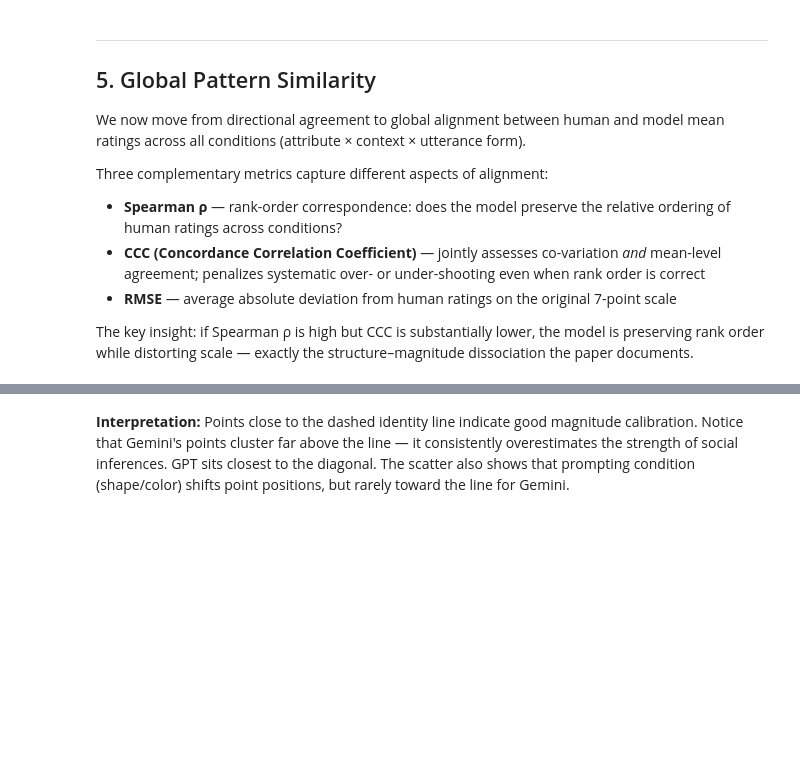
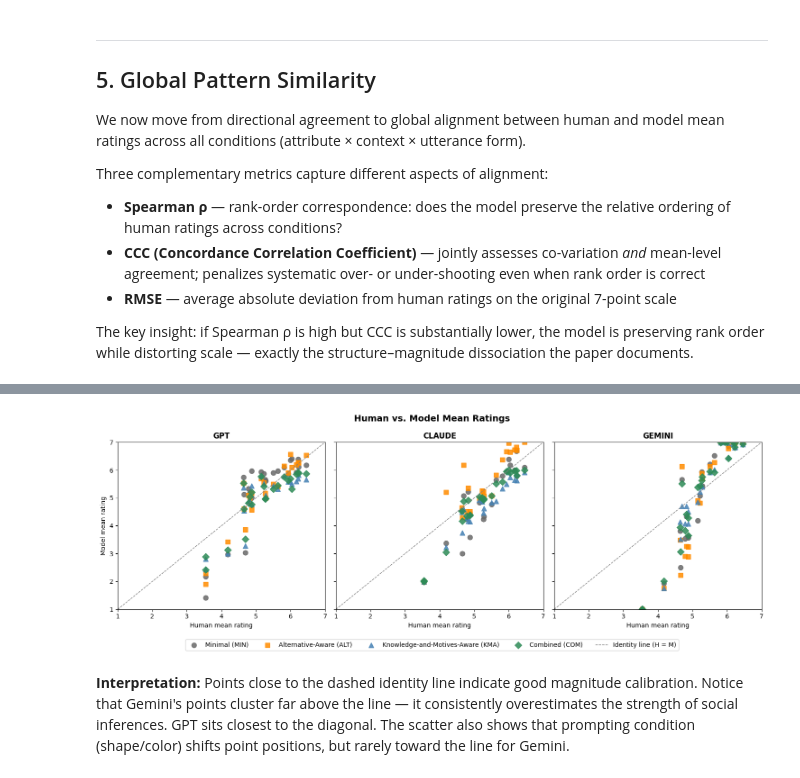
Before and after one commit to muehlenbernd/llm-social-calibration, a Jupyter notebook: notebooks/01_social_meaning_llms.ipynb, the cells around one changed output, grey strips where cells are left out. Saved outputs shown, nothing was run; the diff lists cells and outputs as text; code cells hidden in the pictures; blank space fills up the shorter version.

```diff
--- a/notebooks/01_social_meaning_llms.ipynb
+++ b/notebooks/01_social_meaning_llms.ipynb
@@ -269,35 +334,37 @@ condition_styles = {
 fig, axes = plt.subplots(1, 3, figsize=(15, 5), sharey=True)
 
 for ax, model in zip(axes, MODELS):
     human_means_agg = (
         human_df.groupby(['attribute', 'context', 'utterance'])['rating']
         .mean().reset_index().rename(columns={'rating': 'human'})
     )
 
     for cond, llm_df in llm_dfs.items():
         mdf = llm_df[llm_df['model'] == model]
         llm_means_agg = (
             mdf.groupby(['attribute', 'context', 'utterance'])['rating']
             .mean().reset_index().rename(columns={'rating': 'llm'})
         )
         merged = pd.merge(human_means_agg, llm_means_agg,
                           on=['attribute', 'context', 'utterance'])
         marker, color, label = condition_styles[cond]
         ax.scatter(merged['human'], merged['llm'],
                    marker=marker, color=color, label=label, s=60, alpha=0.85)
 
-    ax.plot([3, 7], [3, 7], '--', color='gray', linewidth=1, label='Identity line (H = M)')
-    ax.set_xlim(3, 7); ax.set_ylim(3, 7)
+    ax.plot([1, 7], [1, 7], '--', color='gray', linewidth=1, label='Identity line (H = M)')
+    ax.set_xlim(1, 7); ax.set_ylim(1, 7)
     ax.set_xlabel('Human mean rating')
     ax.set_title(model.upper(), fontweight='bold')
 
 axes[0].set_ylabel('Model mean rating')
 
 handles, labels = axes[-1].get_legend_handles_labels()
 fig.legend(handles, labels, loc='lower center', ncol=5, bbox_to_anchor=(0.5, -0.08))
 fig.suptitle('Human vs. Model Mean Ratings', fontsize=14, fontweight='bold')
 plt.tight_layout()
 plt.show()
+# %% [output]
+[figure, added]
 # %% [markdown]
 **Interpretation:** Points close to the dashed identity line indicate good magnitude calibration. Notice that Gemini's points cluster far above the line — it consistently overestimates the strength of social inferences. GPT sits closest to the diagonal. The scatter also shows that prompting condition (shape/color) shifts point positions, but rarely toward the line for Gemini.
 # %% [markdown]
```
Also changed, not shown: parts of 12 cells of this notebook, 1 other file.
